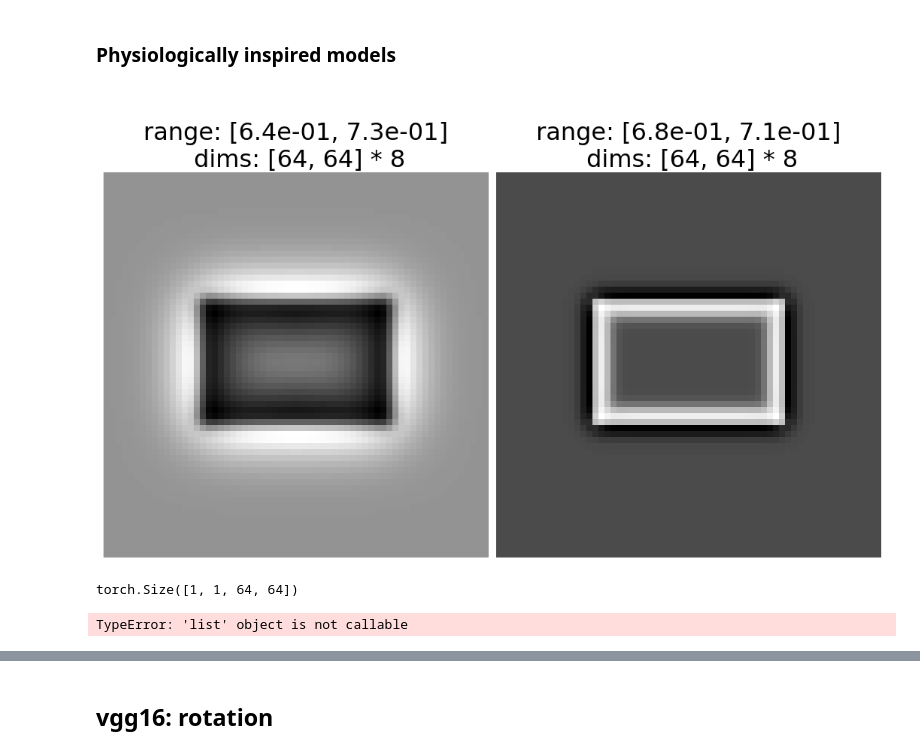
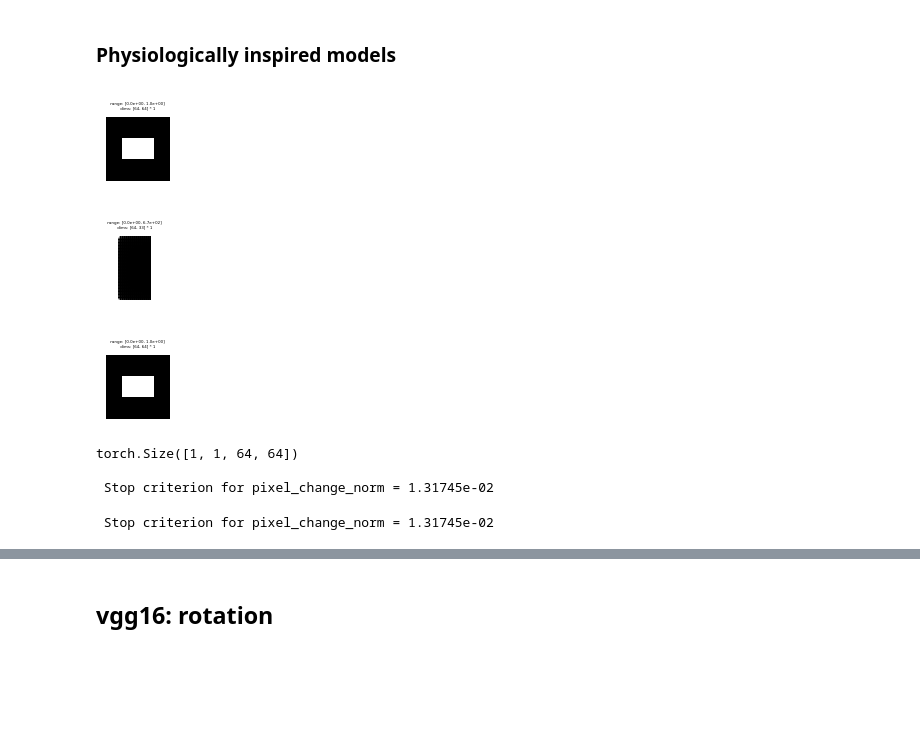
Before and after one commit to hmd101/plenoptic, a Jupyter notebook: examples/05_02_Geodesics_toy_problem.ipynb, the cells around one changed output, grey strips where cells are left out. Drawn from its saved outputs; the diff is of its cells as text; code cells hidden in the pictures; blank space fills up the shorter version.

```diff
--- a/examples/05_02_Geodesics_toy_problem.ipynb
+++ b/examples/05_02_Geodesics_toy_problem.ipynb
@@ -376,11 +400,14 @@ visualize_geodesics(geodesics=geodesics)
 # %% [markdown]
 ### Physiologically inspired models
 # %%
-model = po.simul.OnOff(kernel_size=(31,31), pretrained=True)
-po.tools.remove_grad(model)
-po.imshow(model(imgA), zoom=8);
+model_onoff = po.simul.OnOff(kernel_size=(31,31), pretrained=True)
+po.tools.remove_grad(model_onoff)
+po.imshow(model(imgA))
+po.imshow(imgA)
 # %% [output]
-[figure, old version]
+[figure, new version]
+[figure, added]
+[figure, added]
 # %%
 n_steps = 10
 print(imgA.shape)
@@ -388,7 +415,9 @@ print(imgA.shape)
 # create the same plots for new model as for Fourier
 
 
-synthesize_geodesics(n_steps, loss_types, geodesics, optims)
+geodesics_onoff, optims_onoff = synthesize_geodesics(imgA=imgA, imgB=imgB, model=model_onoff, n_steps=n_steps)
 # %% [output]
 torch.Size([1, 1, 64, 64])
+
+ Stop criterion for pixel_change_norm = 1.31745e-02
-TypeError: 'list' object is not callable
+ Stop criterion for pixel_change_norm = 1.31745e-02
```
Also changed, not shown: parts of 16 cells of this notebook.
